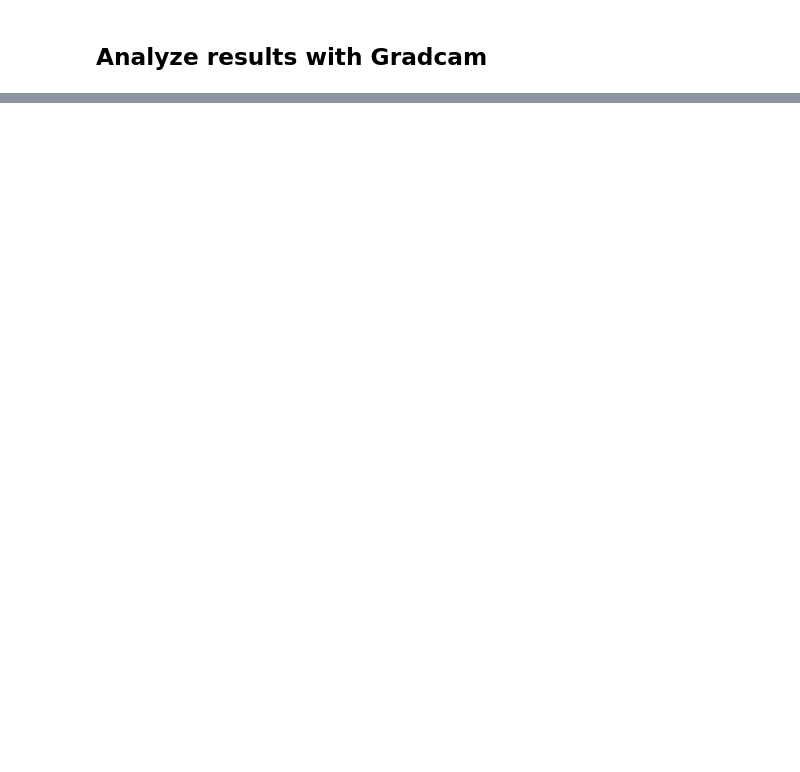
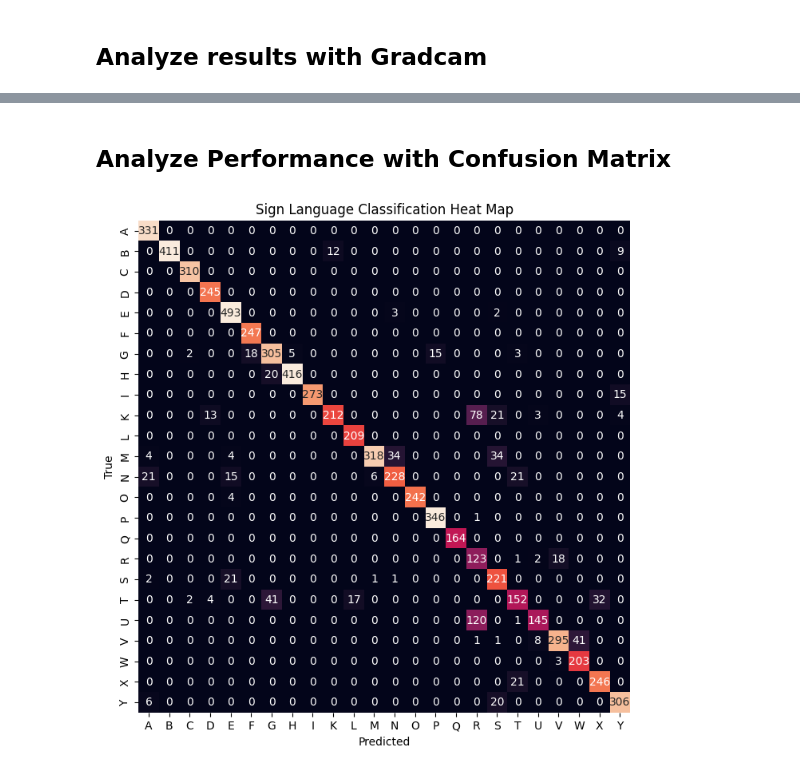
Before and after one commit to GehriJan/cnn-analyzation, a Jupyter notebook: sign_lang.ipynb, the cells around one changed output, grey strips where cells are left out. Cells and saved outputs as stored; diff of their text form; code cells hidden in the pictures; blank space fills up the shorter version.

Commit message:
added confusion matrix to jupyter notebook

```diff
--- a/sign_lang.ipynb
+++ b/sign_lang.ipynb
@@ -7,6 +7,8 @@ import random
 import numpy as np
 from torch import nn
 from torch import torch
+import sys
+sys.path.insert(1, 'src/')
 
 # Setup Device to run on
 device = "cuda" if torch.cuda.is_available() else "cpu"
@@ -21,7 +23,7 @@ batch_size = 64
 num_epochs = 7
 
 # model settings
-load_model = True
+load_model = False
 
 # Set seeds for reproducibility
 seed = 27
@@ -385,0 +377,39 @@ for img_idx in range(10):
+# %% [markdown]
+## Analyze Performance with Confusion Matrix
+# %%
+import matplotlib.pyplot as plt
+import seaborn as sns
+from sklearn.metrics import confusion_matrix
+
+y_pred = []
+y_true = []
+
+model.eval()
+
+with torch.no_grad():
+    for images, labels in test_loader:
+        outputs = model(images)
+        _, predicted = torch.max(outputs.data, 1)
+        y_pred.extend(predicted.cpu().numpy())
+        y_true.extend(labels.cpu().numpy())
+cm = confusion_matrix(y_true, y_pred)
+model.train()
+
+labels = ["A", "B", "C", "D", "E", "F", "G", "H", "I", "K", "L", "M", "N", "O", "P", "Q", "R", "S", "T", "U", "V", "W", "X", "Y"]
+plt.figure(figsize=(10,8))
+sns.heatmap(cm,
+            annot=True,
+            cbar=False,
+            fmt='d',
+            square=True,
+            vmin=0,
+            vmax=0.7*np.max(cm),
+            xticklabels=labels,
+            yticklabels=labels
+)
+plt.title("Sign Language Classification Heat Map")
+plt.xlabel("Predicted")
+plt.ylabel("True")
+plt.show()
+# %% [output]
+[figure, added]
```
Also changed, not shown: parts of 9 cells of this notebook, 4 other files.
